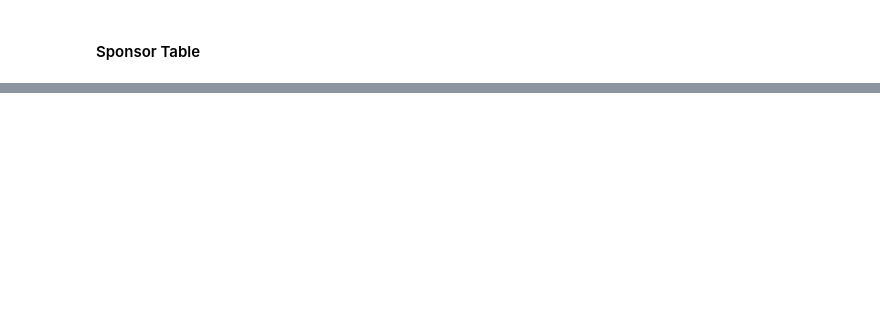
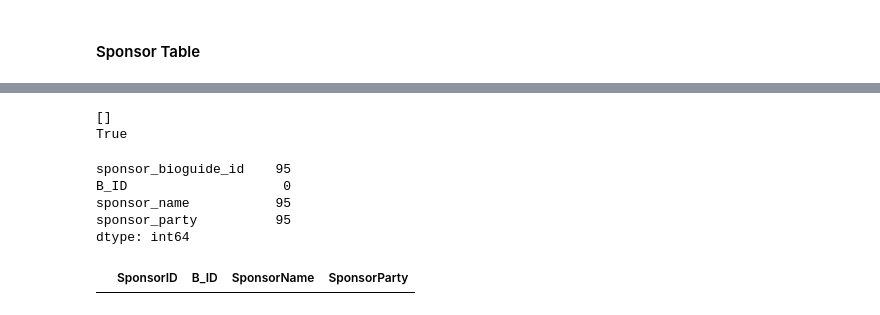
Before and after one commit to deerhjorth/master_thesis25, a Jupyter notebook: data_cleaning.ipynb, the cells around one changed output, grey strips where cells are left out. Drawn from its saved outputs; the diff is of its cells as text; code cells hidden in the pictures; blank space fills up the shorter version.

```diff
--- a/data_cleaning.ipynb
+++ b/data_cleaning.ipynb
@@ -528,0 +551,4 @@ df_sponsor[df_sponsor['sponsor_bioguide_id'].isna()]
+# %%
+df_sponsor = df_congress_bill_data[['sponsor_bioguide_id','B_ID','sponsor_name','sponsor_party']]
+
+df_sponsor.rename(columns={'sponsor_bioguide_id':'SponsorID','sponsor_name':'SponsorName','sponsor_party':'SponsorParty'},inplace=True)
@@ -528,0 +560,27 @@ df_sponsor[df_sponsor['sponsor_bioguide_id'].isna()]
+# %%
+# checking if all B_ID's from parent table exists in child table.
+missing_b_ids_in_sponsor = df_bills_final[~df_bills_final["B_ID"].isin(df_sponsor["B_ID"])]
+print(missing_b_ids_in_sponsor['B_ID'].unique()) # all missing ID's from parent table are missing values.
+
+# checking if all B_ID's in child table table exists in parent table.
+all_b_ids_exist_in_bills = df_sponsor["B_ID"].isin(df_bills_final["B_ID"]).all()
+print(all_b_ids_exist_in_bills)
+# %% [output]
+[]
+True
+# %%
+df_sponsor.isnull().sum() # we observe that 95 bills are missing. these are either Reserved for Speaker, or dosen't actually have a Sponsor.
+# %% [output]
+sponsor_bioguide_id    95
+B_ID                    0
+sponsor_name           95
+sponsor_party          95
+dtype: int64
+# %%
+df_sponsor = df_sponsor[['SponsorID','B_ID','SponsorName','SponsorParty']].drop_duplicates() # dropping duplicate records
+# %%
+# check if one bill can be related to multiple sponsors
+duplicated_bills = df_sponsor[df_sponsor.duplicated(subset=['B_ID'], keep=False)]
+duplicated_bills
+# %% [output]
+|  | SponsorID | B_ID | SponsorName | SponsorParty |
```
Also changed, not shown: parts of 23 cells of this notebook, 1 other file.
